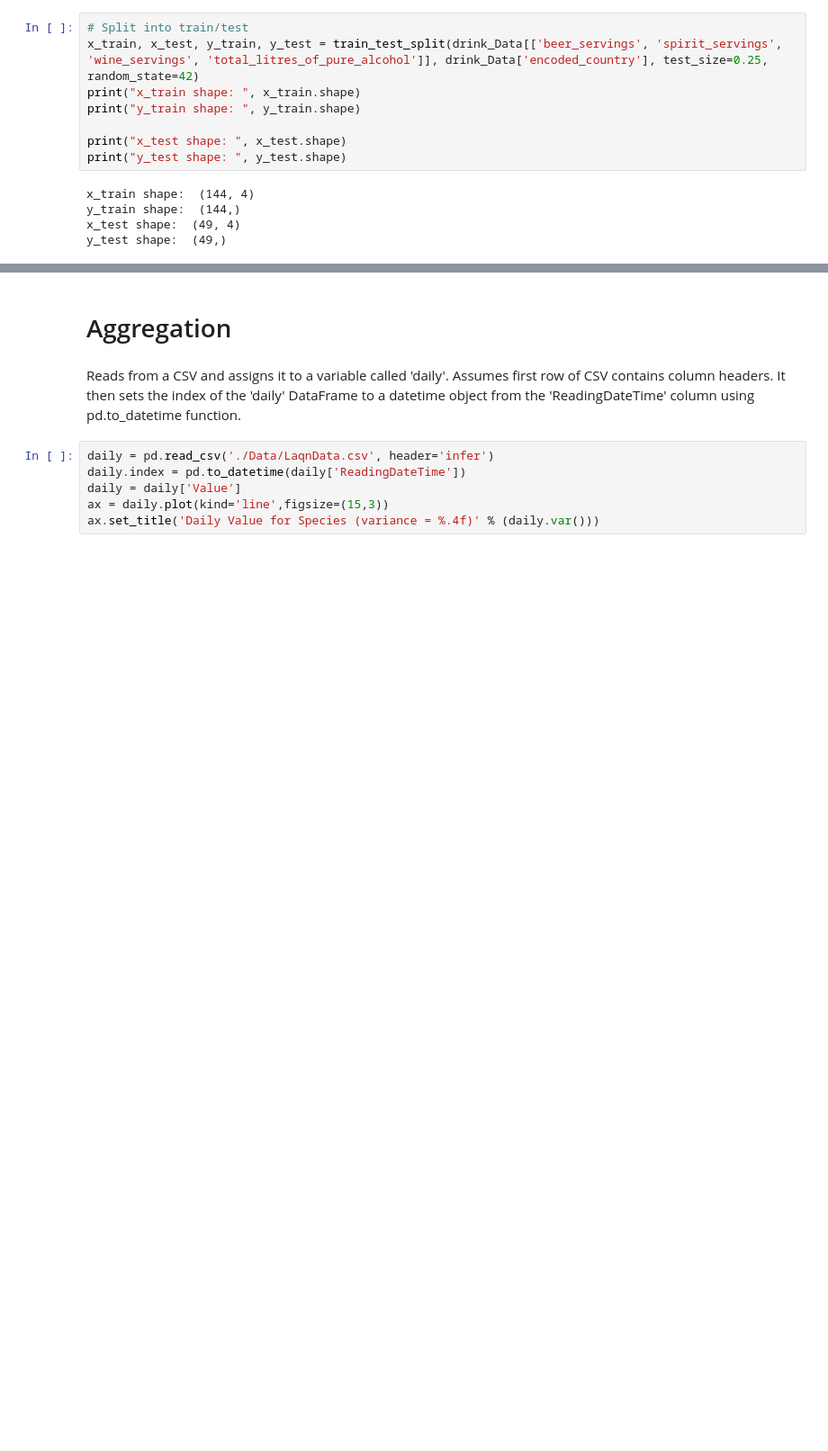
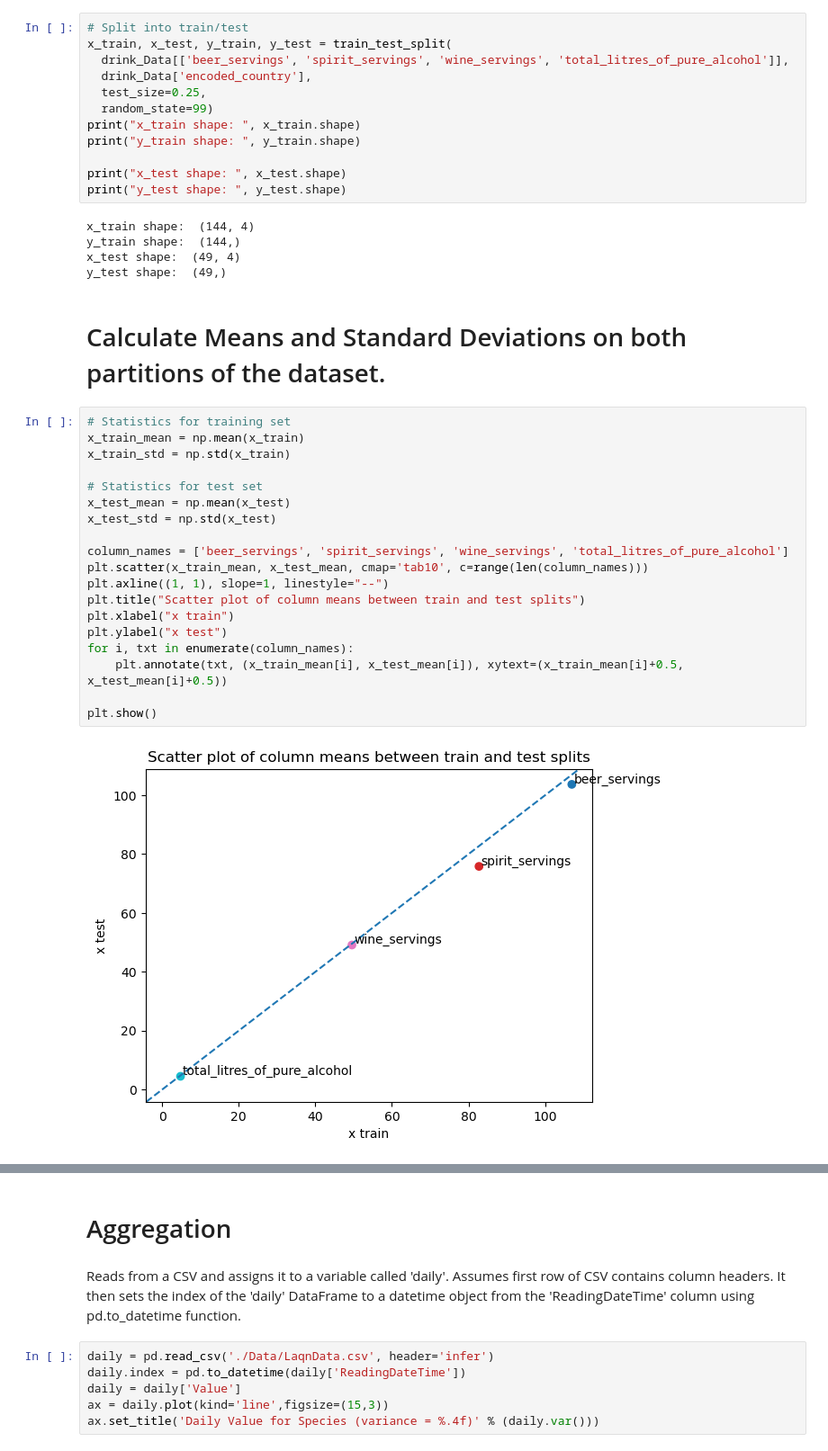
Before and after one commit to OtaSteven/CSC177_Proj, a Jupyter notebook: data_process/air_drink_dataPreprocessing.ipynb, the cells around one changed output, grey strips where cells are left out. Shown at 90% size. Drawn from its saved outputs; the diff is of its cells as text; blank space fills up the shorter version.

Commit message:
add mean, std diff on train and split, histograms of data on train test split and PCA on drinks

```diff
--- a/data_process/air_drink_dataPreprocessing.ipynb
+++ b/data_process/air_drink_dataPreprocessing.ipynb
@@ -704,7 +707,11 @@ The x_test will contain the same features but for testing your model's performan
 The y_test will contain the target variable 'encoded_country' corresponding to the testing data.
 # %%
 # Split into train/test
-x_train, x_test, y_train, y_test = train_test_split(drink_Data[['beer_servings', 'spirit_servings', 'wine_servings', 'total_litres_of_pure_alcohol']], drink_Data['encoded_country'], test_size=0.25, random_state=42)
+x_train, x_test, y_train, y_test = train_test_split(
+  drink_Data[['beer_servings', 'spirit_servings', 'wine_servings', 'total_litres_of_pure_alcohol']],
+  drink_Data['encoded_country'],
+  test_size=0.25,
+  random_state=99)
 print("x_train shape: ", x_train.shape)
 print("y_train shape: ", y_train.shape)
 
@@ -715,3 +722,26 @@ x_train shape:  (144, 4)
 y_train shape:  (144,)
 x_test shape:  (49, 4)
 y_test shape:  (49,)
+# %% [markdown]
+# Calculate Means and Standard Deviations on both partitions of the dataset.
+# %%
+# Statistics for training set
+x_train_mean = np.mean(x_train)
+x_train_std = np.std(x_train)
+
+# Statistics for test set
+x_test_mean = np.mean(x_test)
+x_test_std = np.std(x_test)
+
+column_names = ['beer_servings', 'spirit_servings', 'wine_servings', 'total_litres_of_pure_alcohol']
+plt.scatter(x_train_mean, x_test_mean, cmap='tab10', c=range(len(column_names)))
+plt.axline((1, 1), slope=1, linestyle="--")
+plt.title("Scatter plot of column means between train and test splits")
+plt.xlabel("x train")
+plt.ylabel("x test")
+for i, txt in enumerate(column_names):
+    plt.annotate(txt, (x_train_mean[i], x_test_mean[i]), xytext=(x_train_mean[i]+0.5, x_test_mean[i]+0.5))
+
+plt.show()
+# %% [output]
+[figure, added]
```
Also changed, not shown: parts of 12 cells of this notebook.
